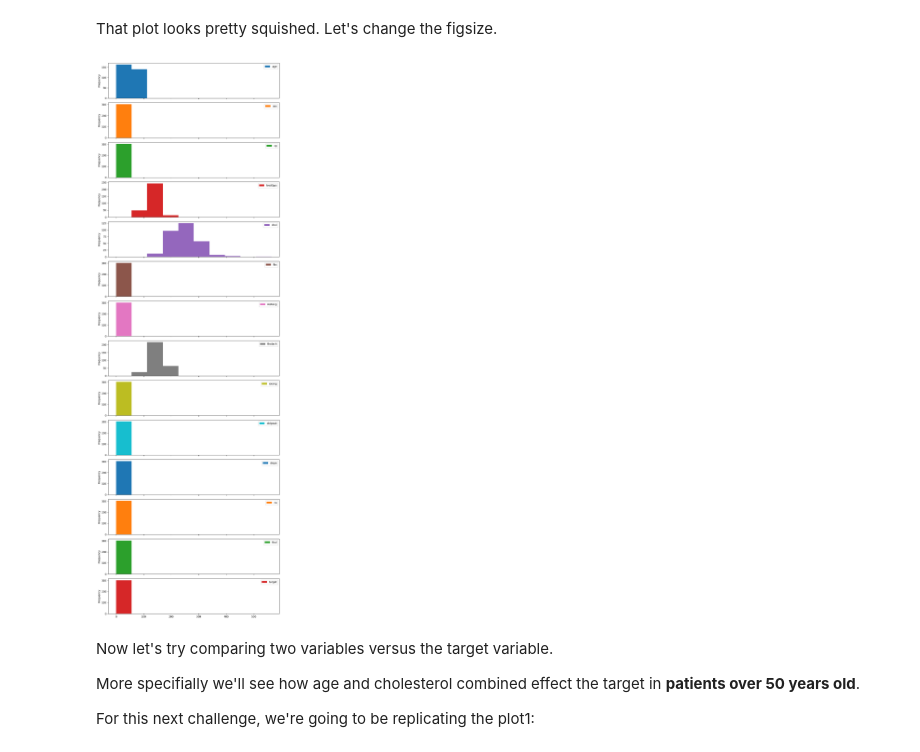
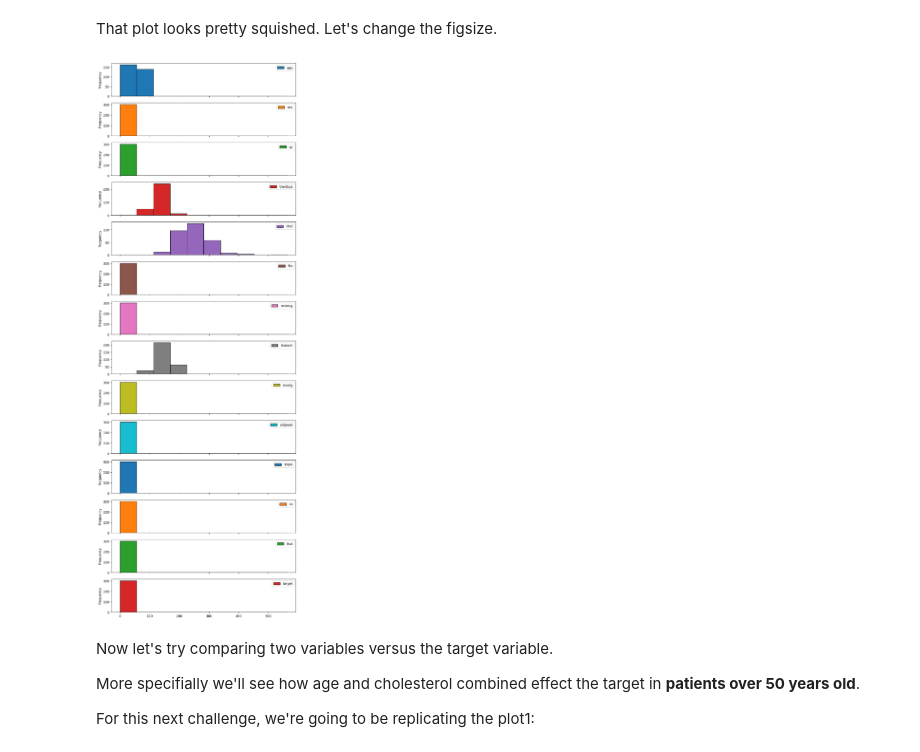
Before and after one commit to cri10dm-4/DSA-5620, a Jupyter notebook: ICP3/ICP3_B.ipynb, the cells around one changed output. Saved outputs shown, nothing was run; the diff lists cells and outputs as text; code cells hidden in the pictures.

```diff
--- a/ICP3/ICP3_B.ipynb
+++ b/ICP3/ICP3_B.ipynb
@@ -20,3 +21,6 @@ Mounted at /content/drive
+# %%
+plt.style.use('default')
+#ToReset
 # %%
 # Import the pyplot module from matplotlib as plt and make sure
 # plots appear in the notebook using '%matplotlib inline'
@@ -395,11 +413,11 @@ That plot looks pretty squished. Let's change the figsize.
 # %%
 # Call the same line of code from above except change the "figsize" parameter
 # to be (10, 30)
-heart_disease.plot.hist(subplots=True, figsize=(10, 30))
-plt.tight_layout()
+heart_disease.plot.hist(subplots=True, figsize=(10, 30), edgecolor='black')
+##plt.tight_layout()
 plt.show()
 # %% [output]
-[figure, old version]
+[figure, new version]
 # %% [markdown]
 Now let's try comparing two variables versus the target variable.
 
```
Also changed, not shown: parts of 18 cells of this notebook.
